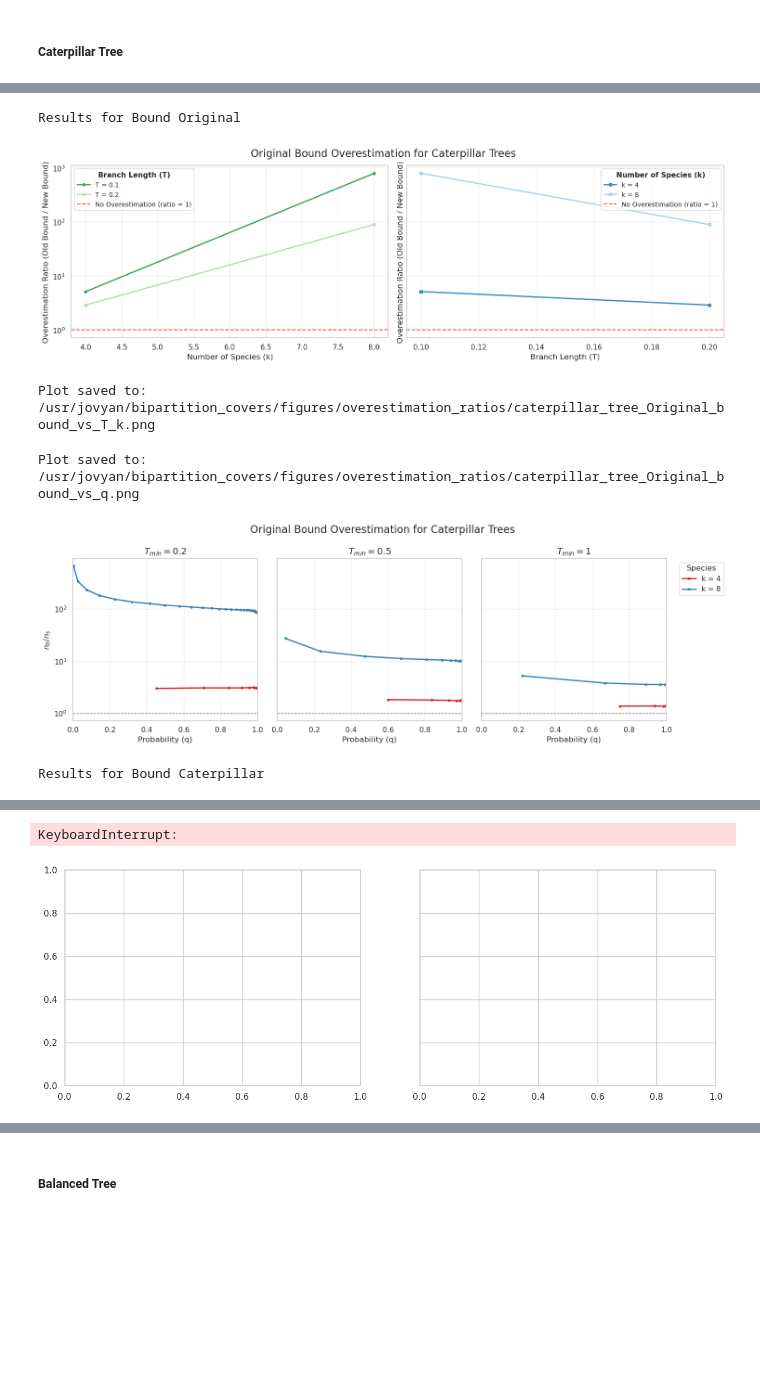
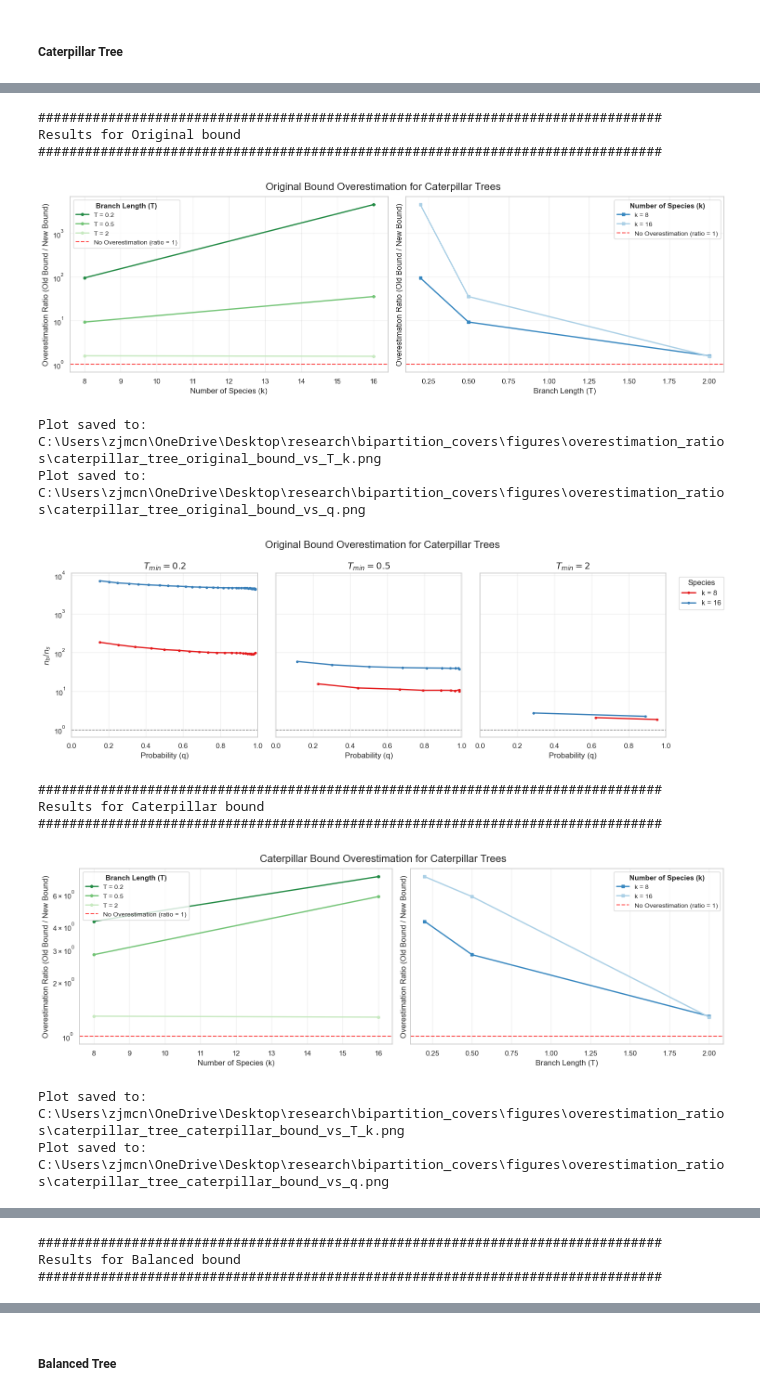
Before and after one commit to zackmcnulty/msc_bipartition_cover, a Jupyter notebook: notebooks/bipartitions_paper.ipynb, the cells around one changed output, grey strips where cells are left out. Drawn from its saved outputs; the diff is of its cells as text; code cells hidden in the pictures; blank space fills up the shorter version.

```diff
--- a/notebooks/bipartitions_paper.ipynb
+++ b/notebooks/bipartitions_paper.ipynb
@@ -1183,6 +1228,32 @@ def make_overestimation_plot_vs_T_k(species_tree_generator, bound_function, k_va
         fig.savefig(savepath, dpi=600, bbox_inches='tight')
         plt.close(fig)
         print(f"Plot saved to: {savepath}")
+# %%
+def make_all_overestimation_plots(species_tree_generator, tree_name):
+    '''
+        Helper function for joining all our plotting functions above.
+    '''
+    # Get empirical coverage probabilities
+    empirical_cdfs = get_empirical_coverage_probs(species_tree_generator, k_vals, T_vals, num_samples=num_samples, max_genes=max_genes, tolerance=tol)
+
+    # Plot overestimation as a function of T_min, k, q
+    all_bounds = [original_bound, caterpillar_bound, balanced_bound]
+    names = ['Original', 'Caterpillar', 'Balanced']
+    for name, bound in zip(names, all_bounds):
+        print('#' * 80)
+        print(f'Results for {name} bound')
+        print('#' * 80)
+        savepath = figures_dir / 'overestimation_ratios' / f'{tree_name.lower()}_tree_{name.lower()}_bound_vs_T_k.png'
+        make_overestimation_plot_vs_T_k(empirical_cdfs, bound,
+                                   log_plot=True,
+                                   q = q,
+                                   figsize=(15, 5), savepath=savepath,
+                                   bound_name=name, tree_name=tree_name)
+        savepath = figures_dir / 'overestimation_ratios' / f'{tree_name.lower()}_tree_{name.lower()}_bound_vs_q.png'
+        make_overestimation_plot_vs_q(empirical_cdfs, bound,
+                                       log_plot=True,
+                                       figsize=(15, 5), savepath=savepath,
+                                       bound_name=name, tree_name=tree_name)
 # %% [markdown]
 ### Caterpillar and Balanced Trees
 
@@ -1253,23 +1324,16 @@ Caterpillar tree (T_min = 1.0)
 # %%
-all_bounds = [original_bound, caterpillar_bound, balanced_bound]
-names = ['Original', 'Caterpillar', 'Balanced']
-for name, bound in zip(names, all_bounds):
-    print(f'Results for Bound {name}')
-    savepath = figures_dir / 'overestimation_ratios' / f'caterpillar_tree_{name}_bound_vs_T_k.png'
-    make_overestimation_plot_vs_T_k(create_caterpillar_tree, bound, k_vals, T_vals,
-                               num_samples=num_samples, max_genes=max_genes, log_plot=True,
-                               q = q,
-                               figsize=(15, 5), savepath=savepath,
-                               bound_name=name, tree_name='Caterpillar')
-    savepath = figures_dir / 'overestimation_ratios' / f'caterpillar_tree_{name}_bound_vs_q.png'
-    make_overestimation_plot_vs_q(create_caterpillar_tree, bound, k_vals, [0.2, 0.5, 1],
-                           num_samples=num_samples, max_genes=max_genes, log_plot=True,
-                           figsize=(15, 5), savepath=savepath,
-                               bound_name=name, tree_name='Caterpillar')
+make_all_overestimation_plots(create_caterpillar_tree, 'Caterpillar')
 # %% [output]
-Results for Bound Original
+################################################################################
+Results for Original bound
+################################################################################
-[figure, old version]
+[figure, new version]
-Plot saved to: /usr/jovyan/bipartition_covers/figures/overestimation_ratios/caterpillar_tree_Original_bound_vs_T_k.png
+Plot saved to: C:\Users\zjmcn\OneDrive\Desktop\research\bipartition_covers\figures\overestimation_ratios\caterpillar_tree_original_bound_vs_T_k.png
+Plot saved to: C:\Users\zjmcn\OneDrive\Desktop\research\bipartition_covers\figures\overestimation_ratios\caterpillar_tree_original_bound_vs_q.png
+[figure, new version]
-Plot saved to: /usr/jovyan/bipartition_covers/figures/overestimation_ratios/caterpillar_tree_Original_bound_vs_q.png
+################################################################################
+Results for Caterpillar bound
+################################################################################
-[figure, old version]
+[figure, new version]
-Results for Bound Caterpillar
+Plot saved to: C:\Users\zjmcn\OneDrive\Desktop\research\bipartition_covers\figures\overestimation_ratios\caterpillar_tree_caterpillar_bound_vs_T_k.png
+Plot saved to: C:\Users\zjmcn\OneDrive\Desktop\research\bipartition_covers\figures\overestimation_ratios\caterpillar_tree_caterpillar_bound_vs_q.png
@@ -1276,2 +1341,3 @@ Results for Bound Caterpillar
-KeyboardInterrupt:
+################################################################################
+Results for Balanced bound
+################################################################################
-[figure, old version]
```
Also changed, not shown: parts of 28 cells of this notebook.
